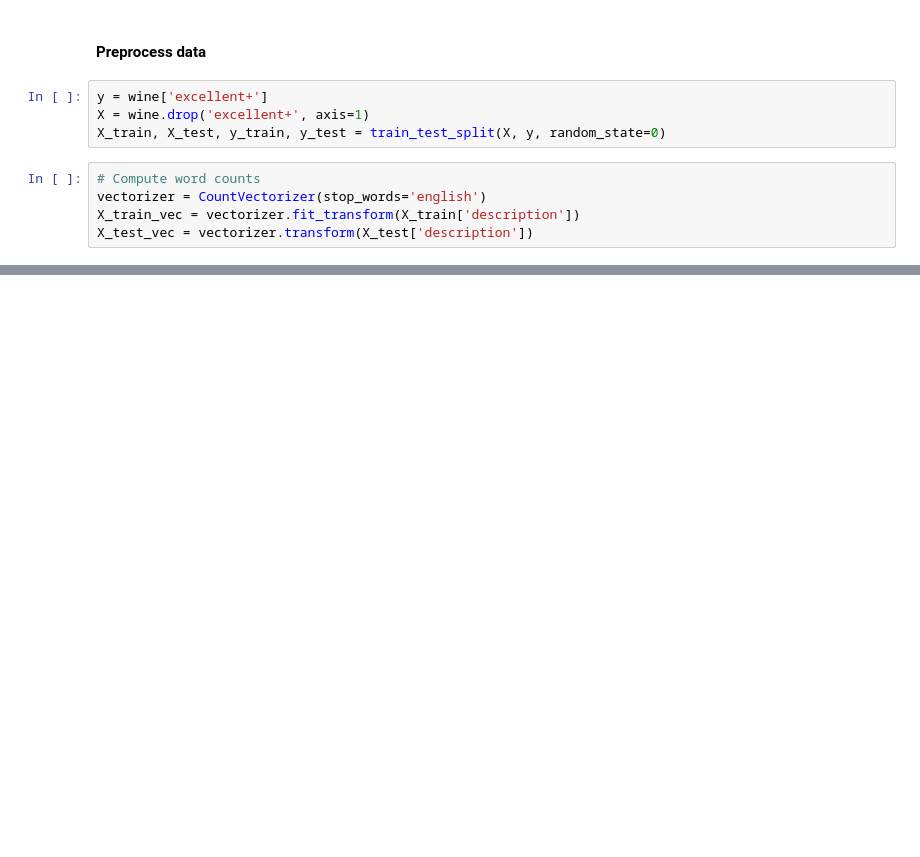
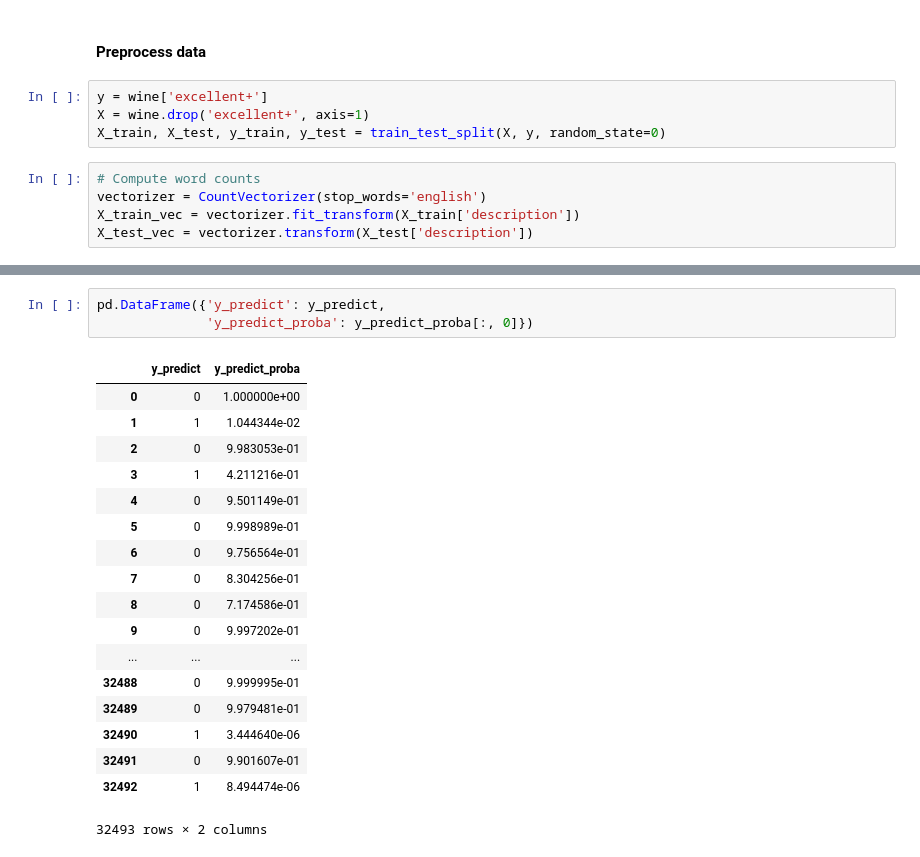
Before and after one commit to jbertscher/wining-and-mining, a Jupyter notebook: notebooks/2.0-jb-modelling-wine-score.ipynb, the cells around one changed output, grey strips where cells are left out. Saved outputs shown, nothing was run; the diff lists cells and outputs as text; blank space fills up the shorter version.

```diff
--- a/notebooks/2.0-jb-modelling-wine-score.ipynb
+++ b/notebooks/2.0-jb-modelling-wine-score.ipynb
@@ -99,0 +120,22 @@ Area under ROC: 0.882017501387
+# %%
+pd.DataFrame({'y_predict': y_predict,
+              'y_predict_proba': y_predict_proba[:, 0]})
+# %% [output]
+|  | y_predict | y_predict_proba |
+| 0 | 0 | 1.000000e+00 |
+| 1 | 1 | 1.044344e-02 |
+| 2 | 0 | 9.983053e-01 |
+| 3 | 1 | 4.211216e-01 |
+| 4 | 0 | 9.501149e-01 |
+| 5 | 0 | 9.998989e-01 |
+| 6 | 0 | 9.756564e-01 |
+| 7 | 0 | 8.304256e-01 |
+| 8 | 0 | 7.174586e-01 |
+| 9 | 0 | 9.997202e-01 |
+| ... | ... | ... |
+| 32488 | 0 | 9.999995e-01 |
+| 32489 | 0 | 9.979481e-01 |
+| 32490 | 1 | 3.444640e-06 |
+| 32491 | 0 | 9.901607e-01 |
+| 32492 | 1 | 8.494474e-06 |
+32493 rows × 2 columns
```
Also changed, not shown: parts of 6 cells of this notebook.
